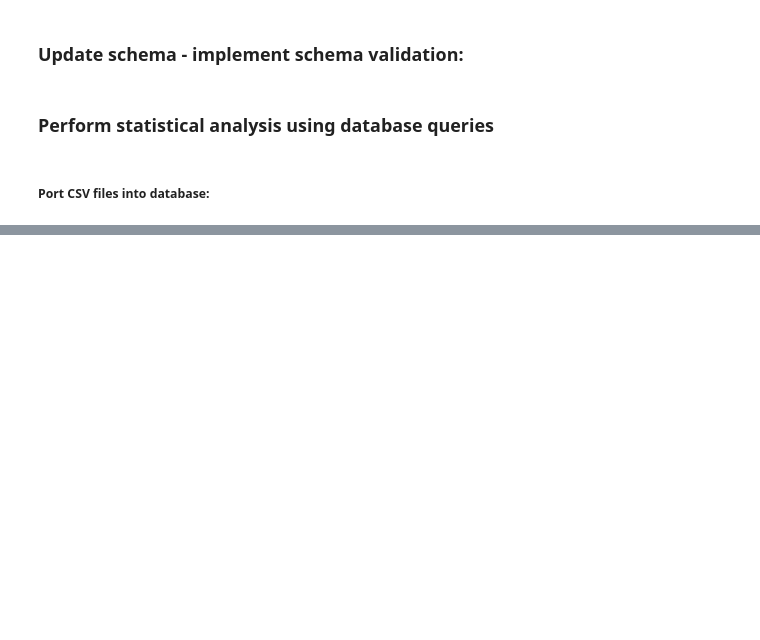
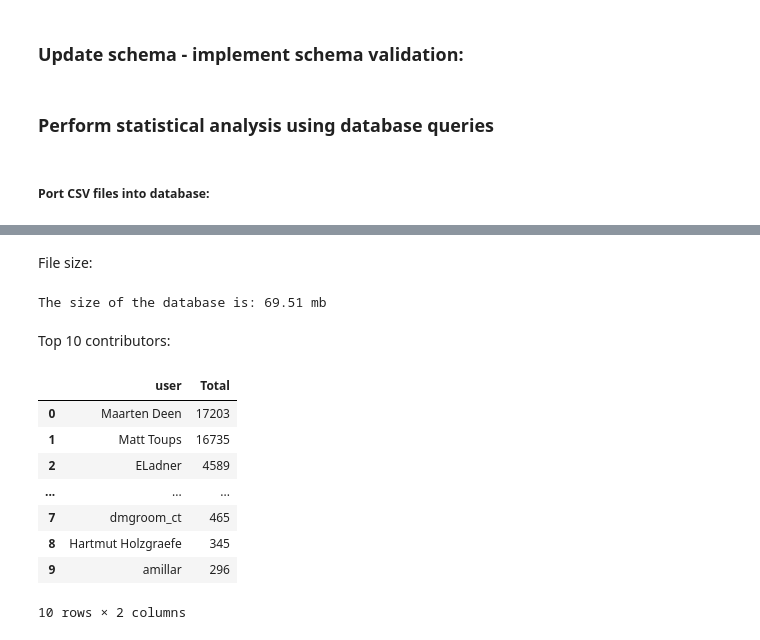
Before and after one commit to hichana/udacity, a Jupyter notebook: P3/PROJECT/p3_openstreetmaps_project.ipynb, the cells around one changed output, grey strips where cells are left out. Cells and saved outputs as stored; diff of their text form; code cells hidden in the pictures; blank space fills up the shorter version.

```diff
--- a/P3/PROJECT/p3_openstreetmaps_project.ipynb
+++ b/P3/PROJECT/p3_openstreetmaps_project.ipynb
@@ -276,0 +298,2 @@ conn.close()
+# %% [markdown]
+File size:
@@ -276,0 +309,7 @@ conn.close()
+# %%
+# firtst get database file size
+import os
+database_size = os.path.getsize(sqlite_file) / 1000000
+print("The size of the database is: %s mb" %round(database_size, 2))
+# %% [output]
+The size of the database is: 69.51 mb
@@ -276,0 +323,50 @@ conn.close()
+# %% [markdown]
+Top 10 contributors:
+# %%
+query = """
+SELECT
+    all_tables.user,
+    SUM(Total) Total
+FROM
+    (
+    SELECT
+        nodes.user,
+        COUNT(*) AS Total
+    FROM nodes
+    GROUP BY nodes.user
+
+    UNION ALL
+
+    SELECT
+        relations.user,
+        COUNT(*) AS Total
+    FROM relations
+    GROUP BY relations.user
+
+    UNION ALL
+
+    SELECT
+        ways.user,
+        COUNT(*) AS Total
+    FROM ways
+    GROUP BY ways.user
+    ORDER BY Total DESC
+
+    ) AS all_tables
+
+GROUP BY user
+ORDER BY Total DESC
+LIMIT 10
+"""
+
+df_query(query)
+# %% [output]
+|  | user | Total |
+| 0 | Maarten Deen | 17203 |
+| 1 | Matt Toups | 16735 |
+| 2 | ELadner | 4589 |
+| ... | ... | ... |
+| 7 | dmgroom_ct | 465 |
+| 8 | Hartmut Holzgraefe | 345 |
+| 9 | amillar | 296 |
+10 rows × 2 columns
```
Also changed, not shown: parts of 19 cells of this notebook, 1 other file.
